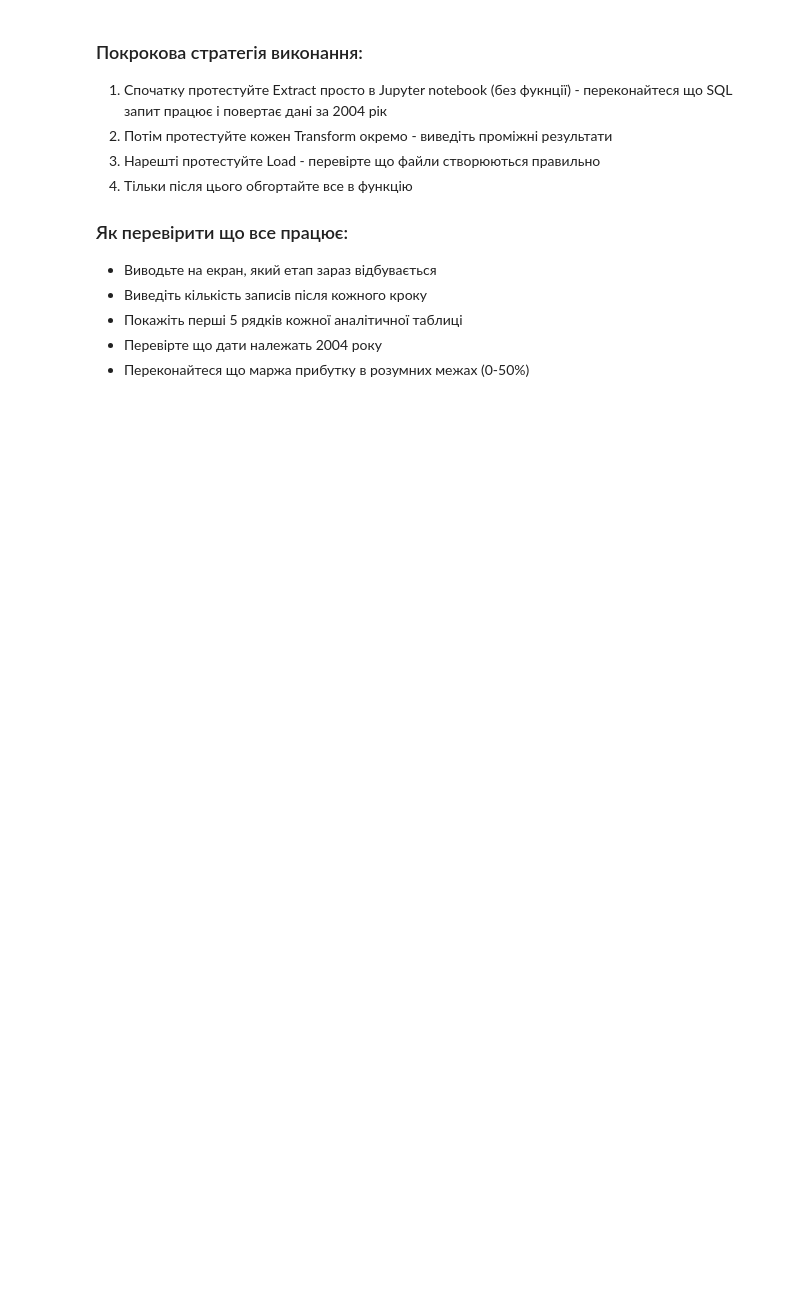
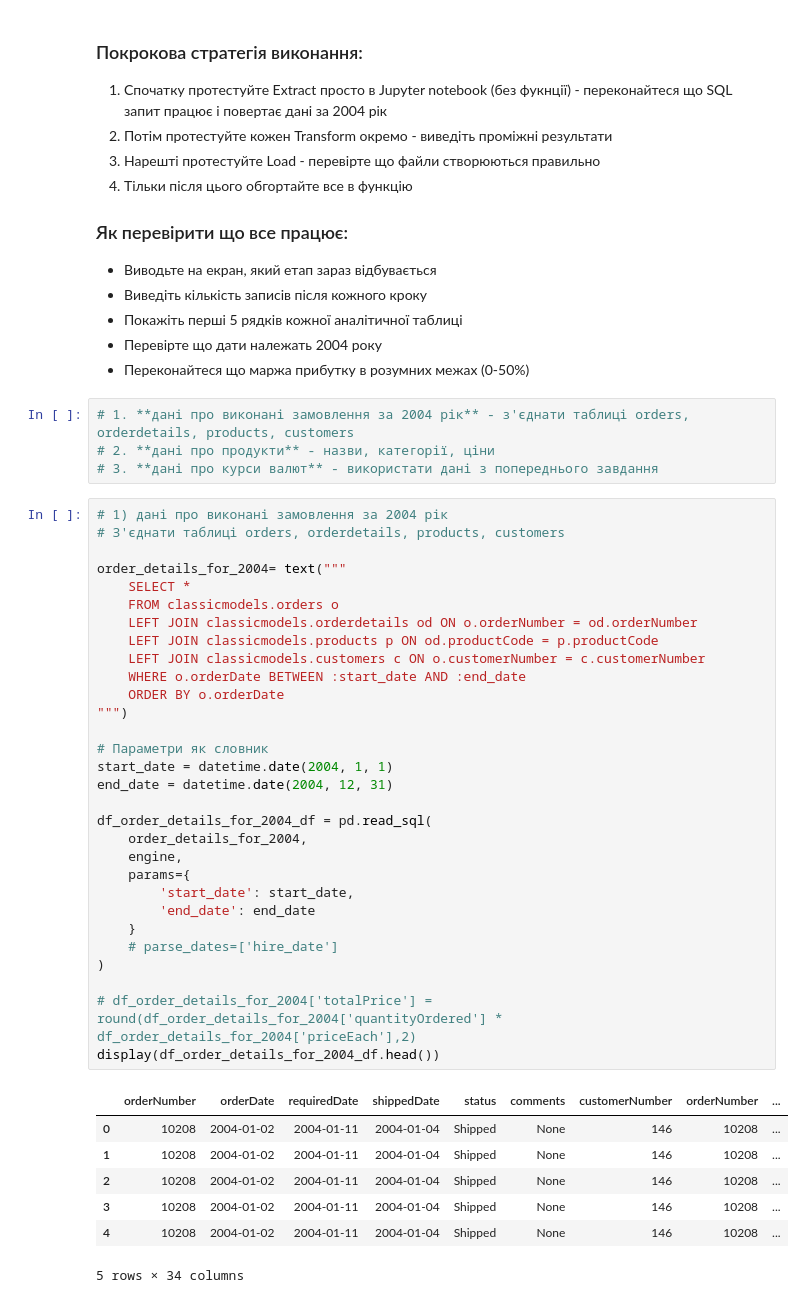
Before and after one commit to olesia-za/python_for_ds_tasks, a Jupyter notebook: hometasks/OZ_Done_11_HW3_Integration_Python_and_SQL_API_ETL.ipynb, the cells around one changed output. Cells and saved outputs as stored; diff of their text form; blank space fills up the shorter version.

```diff
--- a/hometasks/OZ_Done_11_HW3_Integration_Python_and_SQL_API_ETL.ipynb
+++ b/hometasks/OZ_Done_11_HW3_Integration_Python_and_SQL_API_ETL.ipynb
@@ -349,3 +349,45 @@ if rates:
 - Покажіть перші 5 рядків кожної аналітичної таблиці
 - Перевірте що дати належать 2004 року
 - Переконайтеся що маржа прибутку в розумних межах (0-50%)
+# %%
+# 1. **дані про виконані замовлення за 2004 рік** - з'єднати таблиці orders, orderdetails, products, customers
+# 2. **дані про продукти** - назви, категорії, ціни
+# 3. **дані про курси валют** - використати дані з попереднього завдання
+# %%
+# 1) дані про виконані замовлення за 2004 рік
+# З'єднати таблиці orders, orderdetails, products, customers
+
+order_details_for_2004= text("""
+    SELECT *
+    FROM classicmodels.orders o
+    LEFT JOIN classicmodels.orderdetails od ON o.orderNumber = od.orderNumber
+    LEFT JOIN classicmodels.products p ON od.productCode = p.productCode
+    LEFT JOIN classicmodels.customers c ON o.customerNumber = c.customerNumber
+    WHERE o.orderDate BETWEEN :start_date AND :end_date
+    ORDER BY o.orderDate
+""")
+
+# Параметри як словник
+start_date = datetime.date(2004, 1, 1)
+end_date = datetime.date(2004, 12, 31)
+
+df_order_details_for_2004_df = pd.read_sql(
+    order_details_for_2004,
+    engine,
+    params={
+        'start_date': start_date,
+        'end_date': end_date
+    }
+    # parse_dates=['hire_date']
+)
+
+# df_order_details_for_2004['totalPrice'] = round(df_order_details_for_2004['quantityOrdered'] * df_order_details_for_2004['priceEach'],2)
+display(df_order_details_for_2004_df.head())
+# %% [output]
+|  | orderNumber | orderDate | requiredDate | shippedDate | status | comments | customerNumber | orderNumber | ... |
+| 0 | 10208 | 2004-01-02 | 2004-01-11 | 2004-01-04 | Shipped | None | 146 | 10208 | ... |
+| 1 | 10208 | 2004-01-02 | 2004-01-11 | 2004-01-04 | Shipped | None | 146 | 10208 | ... |
+| 2 | 10208 | 2004-01-02 | 2004-01-11 | 2004-01-04 | Shipped | None | 146 | 10208 | ... |
+| 3 | 10208 | 2004-01-02 | 2004-01-11 | 2004-01-04 | Shipped | None | 146 | 10208 | ... |
+| 4 | 10208 | 2004-01-02 | 2004-01-11 | 2004-01-04 | Shipped | None | 146 | 10208 | ... |
+5 rows × 34 columns
```
Also changed, not shown: parts of 1 cell of this notebook.
